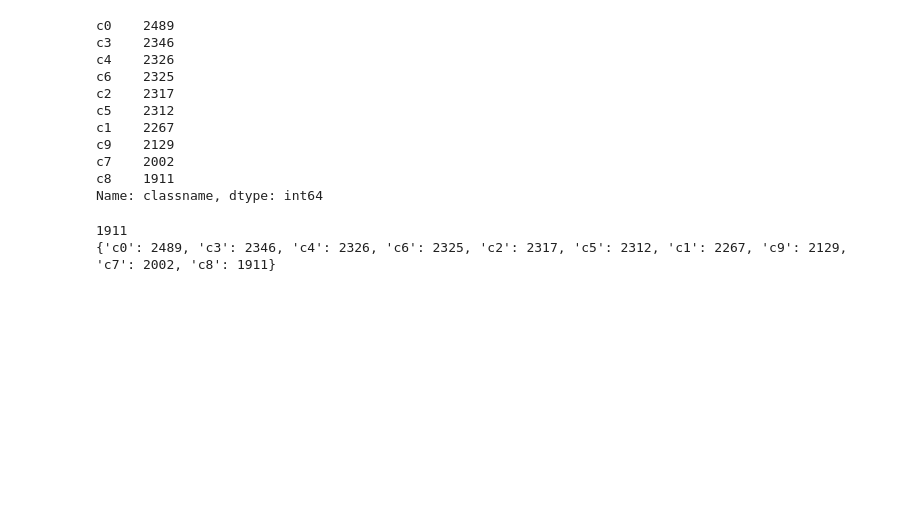
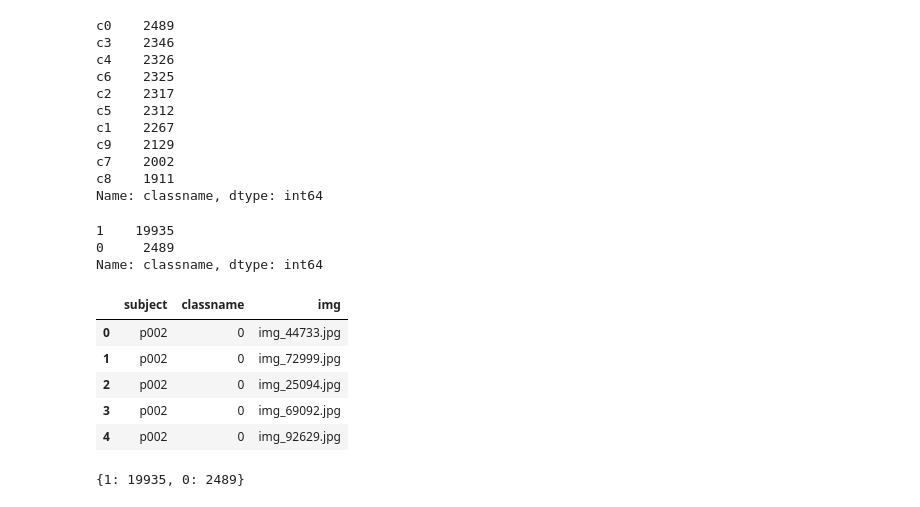
Before and after one commit to Mainakdeb/eyes-on-the-road, a Jupyter notebook: train-motor-sentinel.ipynb, the cells around one changed output. Saved outputs shown, nothing was run; the diff lists cells and outputs as text; code cells hidden in the pictures; blank space fills up the shorter version.

Commit message:
merge classes

```diff
--- a/train-motor-sentinel.ipynb
+++ b/train-motor-sentinel.ipynb
@@ -54,10 +67,33 @@ c9    2129
 c7    2002
 c8    1911
 Name: classname, dtype: int64
+# %%
+## 0 = safe, 1 = unsafe
+
+df2=df
+
+unsafe_classes=['c1', 'c2', 'c3', 'c4', 'c5', 'c6', 'c7', 'c8', 'c9']
+
+df2.loc[(df.classname == 'c0'),'classname']=0
+
+for u in unsafe_classes:
+    df2.loc[(df.classname == u),'classname']=1
+
+
+print(df["classname"].value_counts())
+df.head()
+# %% [output]
+1    19935
+0     2489
+Name: classname, dtype: int64
+|  | subject | classname | img |
+| 0 | p002 | 0 | img_44733.jpg |
+| 1 | p002 | 0 | img_72999.jpg |
+| 2 | p002 | 0 | img_25094.jpg |
+| 3 | p002 | 0 | img_69092.jpg |
+| 4 | p002 | 0 | img_92629.jpg |
 # %%
 big_dictionary = dict(df["classname"].value_counts())
-print(big_dictionary['c8'])
 print(big_dictionary)
 # %% [output]
-1911
-{'c0': 2489, 'c3': 2346, 'c4': 2326, 'c6': 2325, 'c2': 2317, 'c5': 2312, 'c1': 2267, 'c9': 2129, 'c7': 2002, 'c8': 1911}
+{1: 19935, 0: 2489}
```
Also changed, not shown: parts of 15 cells of this notebook.
